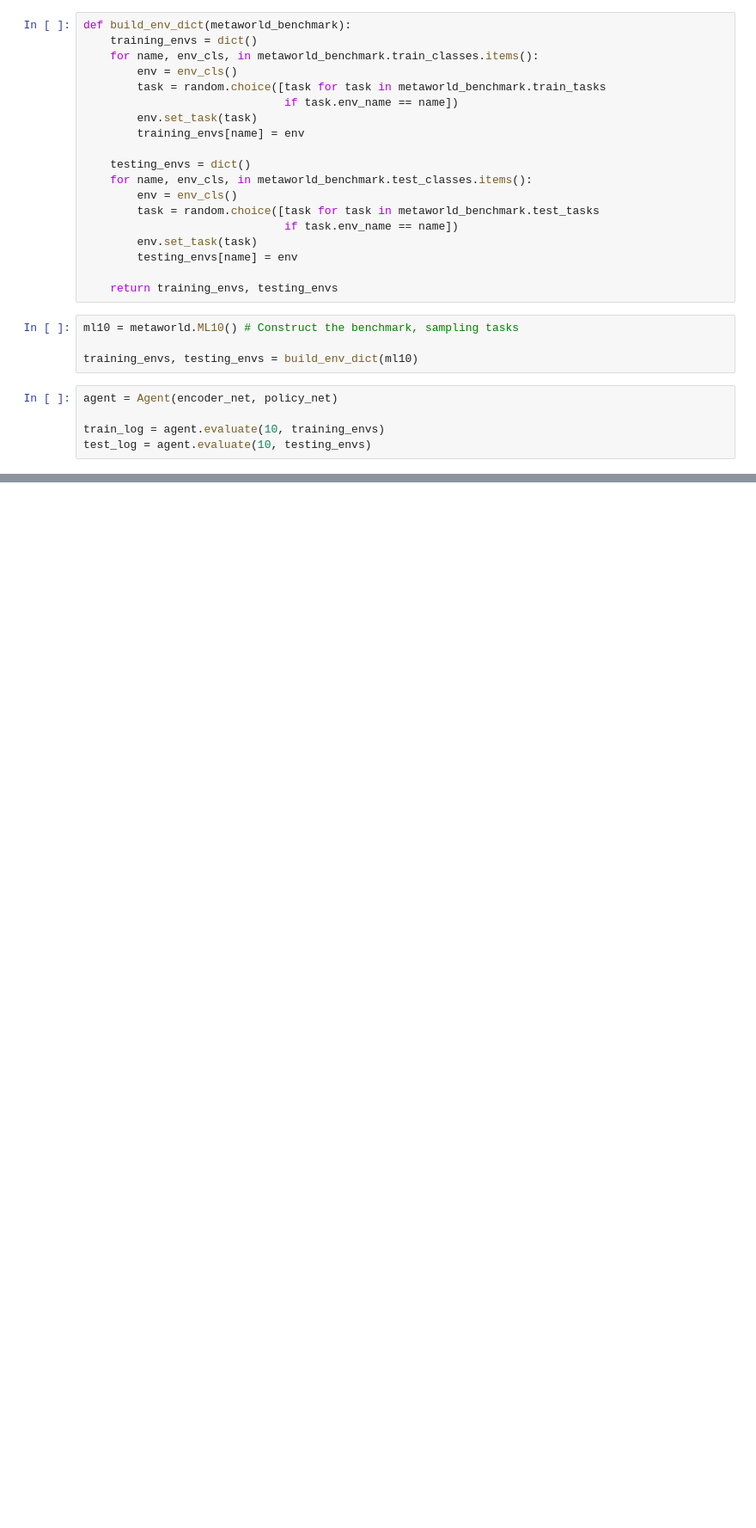
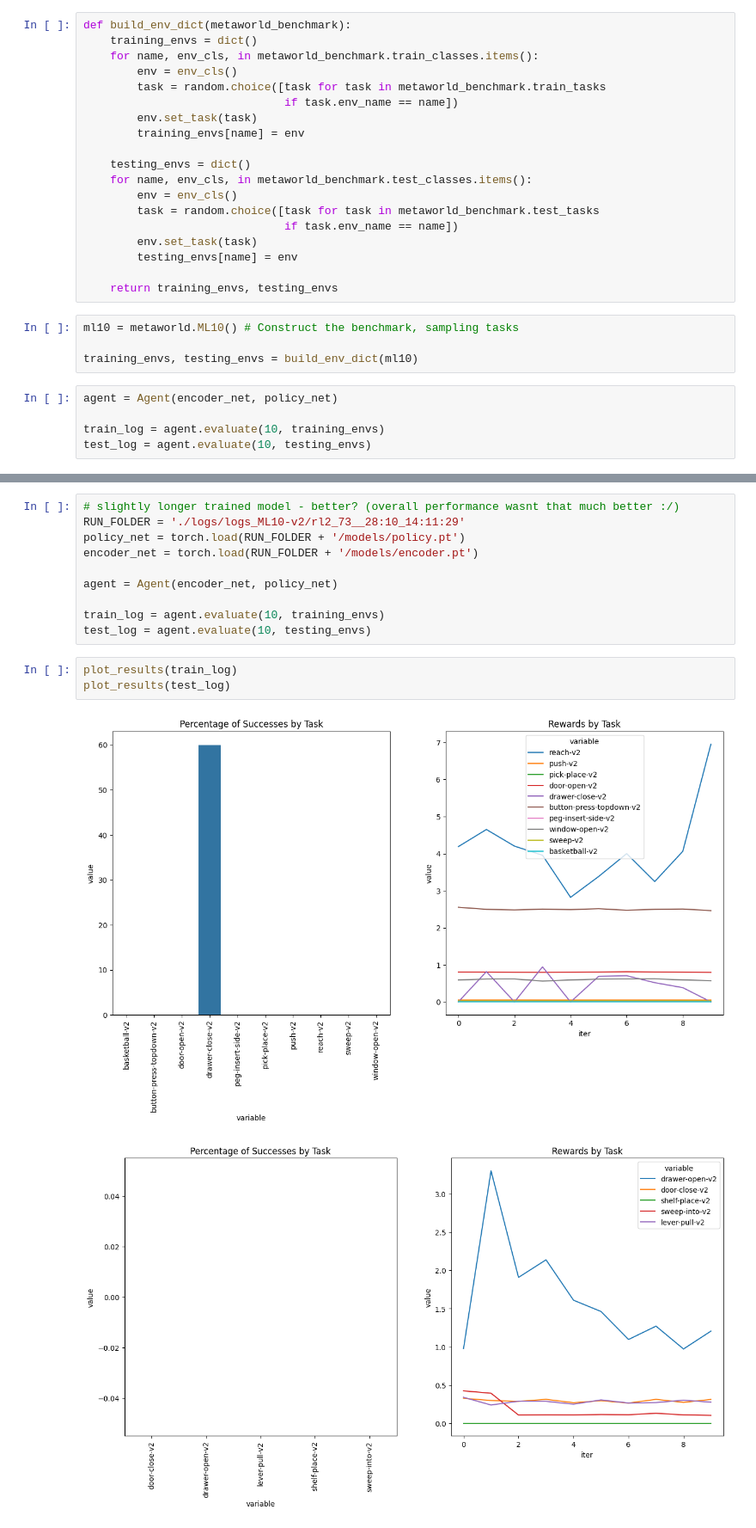
Before and after one commit to gdubbs100/right_left_brain_rl, a Jupyter notebook: model_eval.ipynb, the cells around one changed output, grey strips where cells are left out. Shown at 86% size. Saved outputs shown, nothing was run; the diff lists cells and outputs as text; blank space fills up the shorter version.

```diff
--- a/model_eval.ipynb
+++ b/model_eval.ipynb
@@ -182,0 +203,16 @@ plot_results(test_log)
+# %%
+# slightly longer trained model - better? (overall performance wasnt that much better :/)
+RUN_FOLDER = './logs/logs_ML10-v2/rl2_73__28:10_14:11:29'
+policy_net = torch.load(RUN_FOLDER + '/models/policy.pt')
+encoder_net = torch.load(RUN_FOLDER + '/models/encoder.pt')
+
+agent = Agent(encoder_net, policy_net)
+
+train_log = agent.evaluate(10, training_envs)
+test_log = agent.evaluate(10, testing_envs)
+# %%
+plot_results(train_log)
+plot_results(test_log)
+# %% [output]
+[figure, added]
+[figure, added]
```
Also changed, not shown: parts of 4 cells of this notebook.
